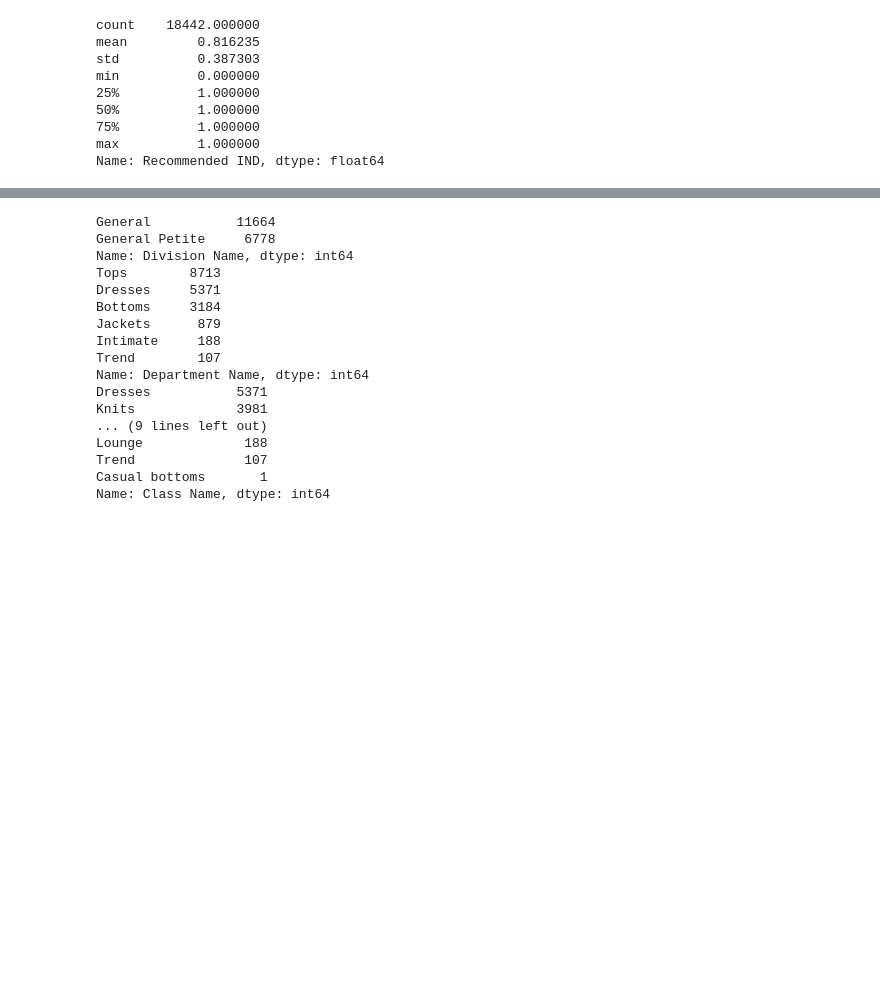
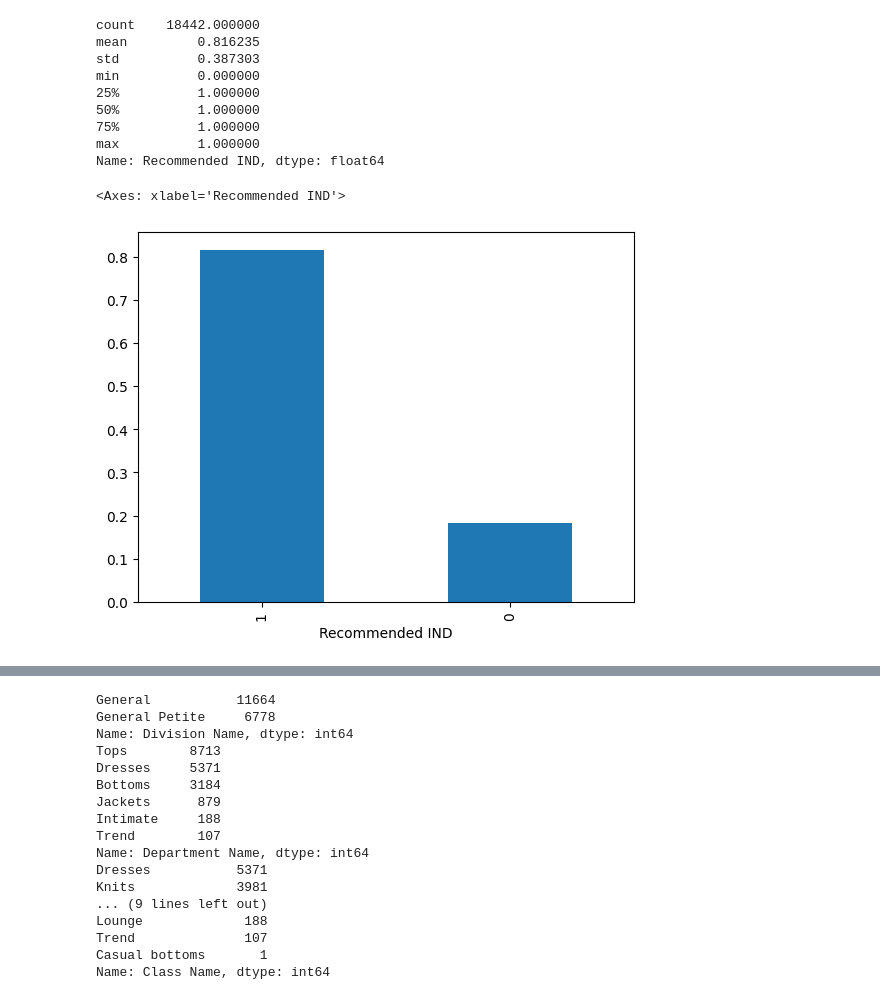
Before and after one commit to norrateng/dsnd-pipelines-project, a Jupyter notebook: starter/starter.ipynb, the cells around one changed output, grey strips where cells are left out. Cells and saved outputs as stored; diff of their text form; code cells hidden in the pictures; blank space fills up the shorter version.

```diff
--- a/starter/starter.ipynb
+++ b/starter/starter.ipynb
@@ -167,5 +169,8 @@ min          0.000000
 max          1.000000
 Name: Recommended IND, dtype: float64
 # %%
-# is there a balanced dataset?
-# check balance
+# is there a balanced dataset? > not really
+y.value_counts(normalize=True).plot(kind='bar')
+# %% [output]
+<Axes: xlabel='Recommended IND'>
+[figure, added]
```
Also changed, not shown: parts of 23 cells of this notebook.
